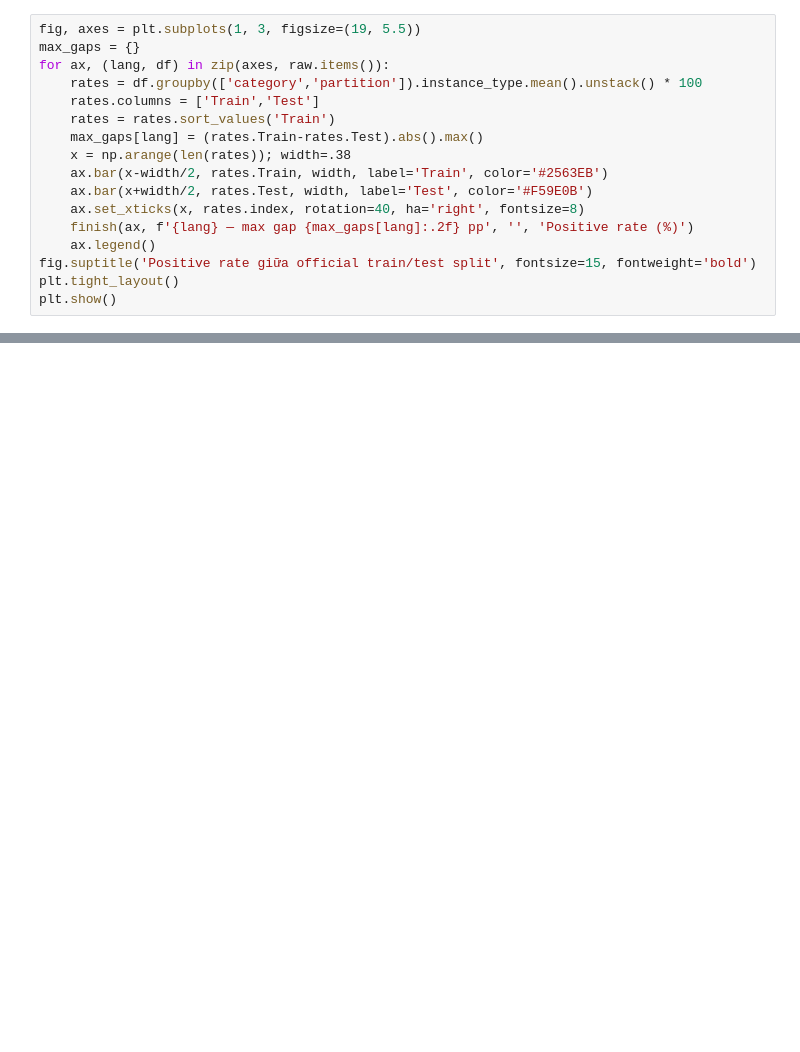
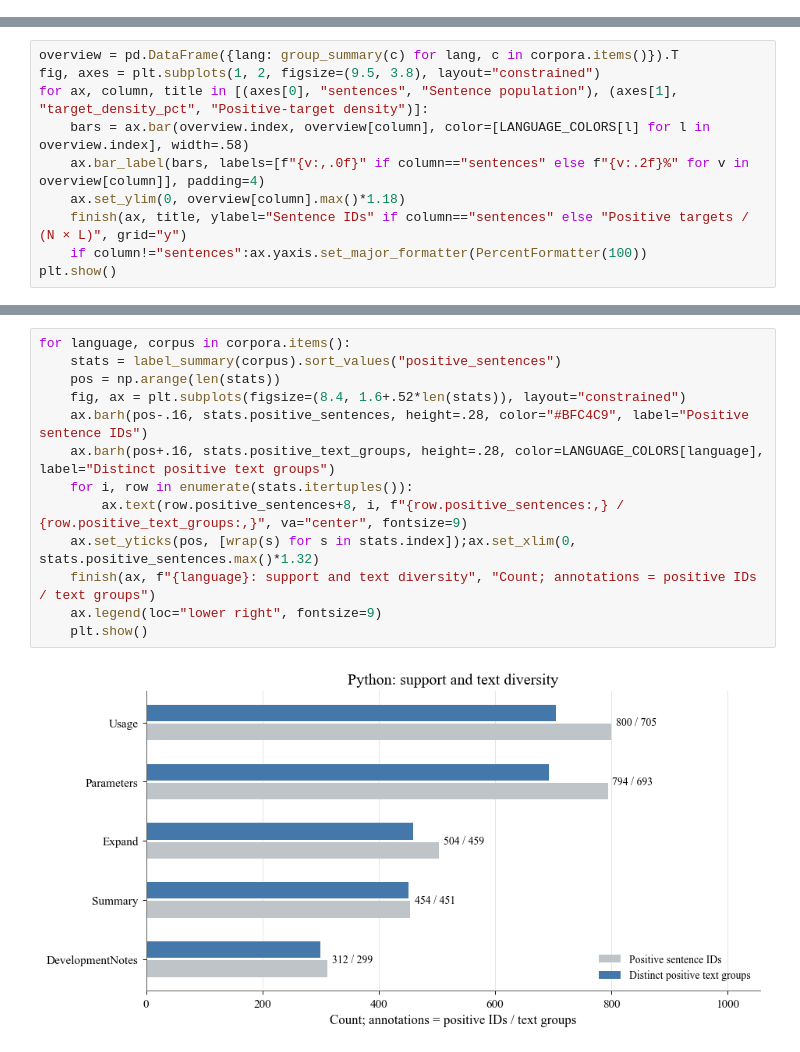
Before and after one commit to binhbinh22/Master-Seminar-2, a Jupyter notebook: notebooks/EDA_visualizations.ipynb, the cells around one changed output, grey strips where cells are left out. Cells and saved outputs as stored; diff of their text form; blank space fills up the shorter version.

```diff
--- a/notebooks/EDA_visualizations.ipynb
+++ b/notebooks/EDA_visualizations.ipynb
@@ -240,17 +0,0 @@ plt.show()
-# %%
-fig, axes = plt.subplots(1, 3, figsize=(19, 5.5))
-max_gaps = {}
-for ax, (lang, df) in zip(axes, raw.items()):
-    rates = df.groupby(['category','partition']).instance_type.mean().unstack() * 100
-    rates.columns = ['Train','Test']
-    rates = rates.sort_values('Train')
-    max_gaps[lang] = (rates.Train-rates.Test).abs().max()
-    x = np.arange(len(rates)); width=.38
-    ax.bar(x-width/2, rates.Train, width, label='Train', color='#2563EB')
-    ax.bar(x+width/2, rates.Test, width, label='Test', color='#F59E0B')
-    ax.set_xticks(x, rates.index, rotation=40, ha='right', fontsize=8)
-    finish(ax, f'{lang} — max gap {max_gaps[lang]:.2f} pp', '', 'Positive rate (%)')
-    ax.legend()
-fig.suptitle('Positive rate giữa official train/test split', fontsize=15, fontweight='bold')
-plt.tight_layout()
-plt.show()
@@ -290,0 +43,10 @@ plt.show()
+# %%
+overview = pd.DataFrame({lang: group_summary(c) for lang, c in corpora.items()}).T
+fig, axes = plt.subplots(1, 2, figsize=(9.5, 3.8), layout="constrained")
+for ax, column, title in [(axes[0], "sentences", "Sentence population"), (axes[1], "target_density_pct", "Positive-target density")]:
+    bars = ax.bar(overview.index, overview[column], color=[LANGUAGE_COLORS[l] for l in overview.index], width=.58)
+    ax.bar_label(bars, labels=[f"{v:,.0f}" if column=="sentences" else f"{v:.2f}%" for v in overview[column]], padding=4)
+    ax.set_ylim(0, overview[column].max()*1.18)
+    finish(ax, title, ylabel="Sentence IDs" if column=="sentences" else "Positive targets / (N × L)", grid="y")
+    if column!="sentences":ax.yaxis.set_major_formatter(PercentFormatter(100))
+plt.show()
@@ -290,0 +58,15 @@ plt.show()
+# %%
+for language, corpus in corpora.items():
+    stats = label_summary(corpus).sort_values("positive_sentences")
+    pos = np.arange(len(stats))
+    fig, ax = plt.subplots(figsize=(8.4, 1.6+.52*len(stats)), layout="constrained")
+    ax.barh(pos-.16, stats.positive_sentences, height=.28, color="#BFC4C9", label="Positive sentence IDs")
+    ax.barh(pos+.16, stats.positive_text_groups, height=.28, color=LANGUAGE_COLORS[language], label="Distinct positive text groups")
+    for i, row in enumerate(stats.itertuples()):
+        ax.text(row.positive_sentences+8, i, f"{row.positive_sentences:,} / {row.positive_text_groups:,}", va="center", fontsize=9)
+    ax.set_yticks(pos, [wrap(s) for s in stats.index]);ax.set_xlim(0, stats.positive_sentences.max()*1.32)
+    finish(ax, f"{language}: support and text diversity", "Count; annotations = positive IDs / text groups")
+    ax.legend(loc="lower right", fontsize=9)
+    plt.show()
+# %% [output]
+[figure, added]
```
Also changed, not shown: parts of 41 cells of this notebook, 51 other files.
